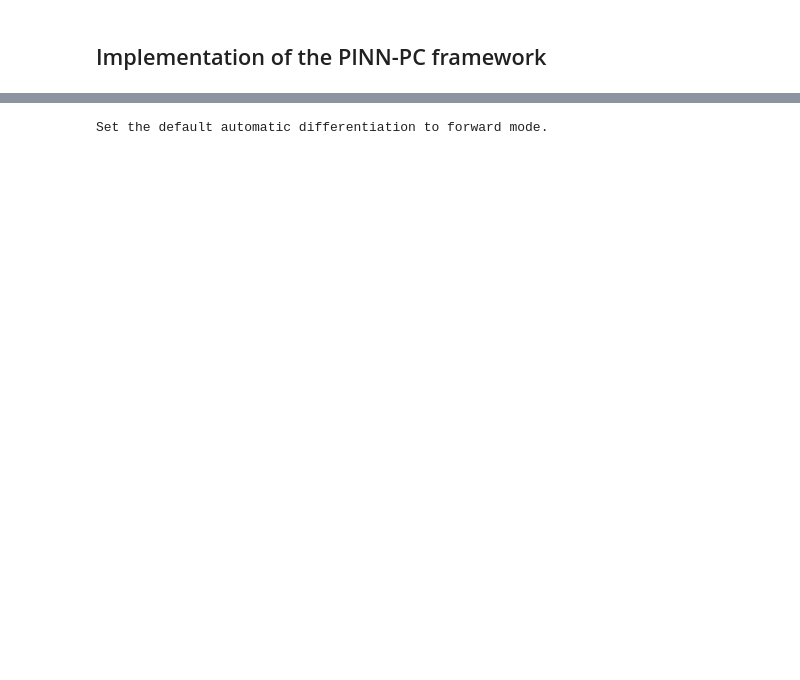
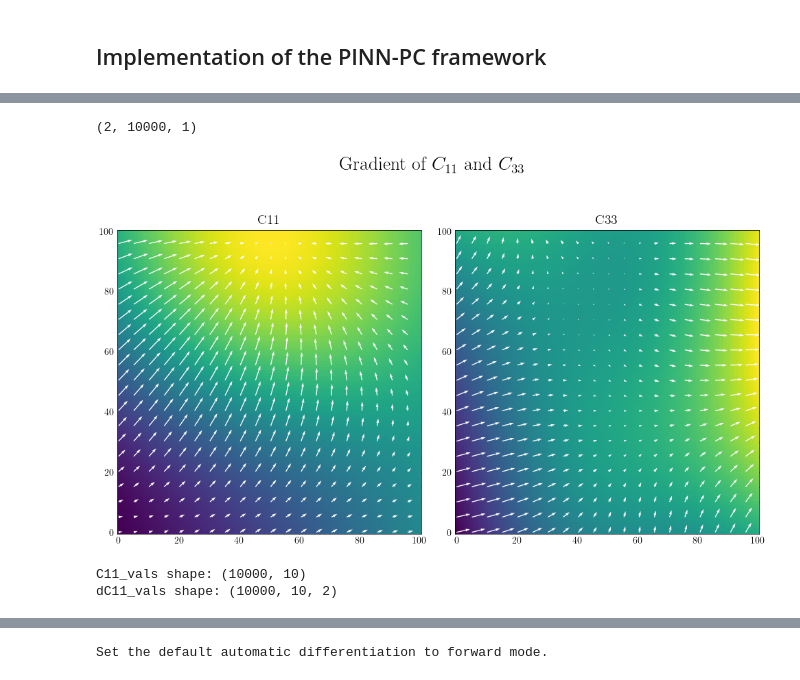
Before and after one commit to bonneted/PINN-PC, a Jupyter notebook: composite plate/pinn.ipynb, the cells around one changed output, grey strips where cells are left out. Cells and saved outputs as stored; diff of their text form; code cells hidden in the pictures; blank space fills up the shorter version.

```diff
--- a/composite plate/pinn.ipynb
+++ b/composite plate/pinn.ipynb
@@ -172,0 +188,4 @@ plt.tight_layout()
+# %%
+dC11.shape
+# %% [output]
+(2, 10000, 1)
@@ -172,0 +226,44 @@ plt.tight_layout()
+# %%
+fig,ax = plt.subplots(1,2,figsize=(10,5))
+
+C11, C33 = C11_pde.reshape(n_pde, n_pde), C33_pde.reshape(n_pde, n_pde)
+dC11, dC33 = dC11_pde.reshape(n_pde, n_pde, 2), dC33_pde.reshape(n_pde, n_pde, 2)
+
+imC11 = pcolor_plot(ax[0], X_mesh_pde, Y_mesh_pde, C11.reshape(n_pde, n_pde), "C11",set_axis = 'on')
+imC33 = pcolor_plot(ax[1], X_mesh_pde, Y_mesh_pde, C33.reshape(n_pde, n_pde), "C33",set_axis = 'on')
+plt.tight_layout()
+plt.suptitle('Gradient of $C_{11}$ and $C_{33}$', fontsize=20, y=1.15)
+
+# Plot the gradient of the Gaussian Random Field
+scale_C11_KL = np.max(np.abs(dC11))*20/Lmax # Scale factor for the gradient
+scale_C33_KL = np.max(np.abs(dC33))*20/Lmax # Scale factor for the gradient
+
+for j in range(0, n_pde, 5):
+    for k in range(0, n_pde, 5):
+        ax[0].quiver(X_mesh_pde[j, k], Y_mesh_pde[j, k], dC11[j, k, 0] , dC11[j, k, 1],
+                  color='white', scale=scale_C11_KL, scale_units='xy', angles='xy', width=0.003)
+        ax[1].quiver(X_mesh_pde[j, k], Y_mesh_pde[j, k], dC33[j, k, 0], dC33[j, k, 1],
+                  color='white', scale=scale_C33_KL, scale_units='xy', angles='xy', width=0.003)
+# %% [output]
+[figure, added]
+# %%
+KL_C11_fun = create_interpolation_fn(KL_C11)
+KL_C33_fun = create_interpolation_fn(KL_C33)
+
+KL_dC11_fun = jax.jacrev(lambda x: KL_C11_fun(x).squeeze())
+KL_dC33_fun = jax.jacrev(lambda x: KL_C33_fun(x).squeeze())
+
+n_pde = 100
+X_mesh_pde, Y_mesh_pde = np.meshgrid(np.linspace(0, Lmax, n_pde), np.linspace(0, Lmax, n_pde), indexing="ij")
+X_pde = np.vstack((X_mesh_pde.flatten(), Y_mesh_pde.flatten())).T
+
+KL_C11_pde = KL_C11_fun(X_pde)  # (n_xi_samples, n_pde^2)
+KL_C33_pde = KL_C33_fun(X_pde)  # (n_xi_samples, n_pde^2)
+
+KL_dC11_pde = jax.vmap(KL_dC11_fun)(X_pde)
+KL_dC33_pde = jax.vmap(KL_dC33_fun)(X_pde)
+print("C11_vals shape:", KL_C11_pde.shape)
+print("dC11_vals shape:", KL_dC11_pde.shape)
+# %% [output]
+C11_vals shape: (10000, 10)
+dC11_vals shape: (10000, 10, 2)
```
Also changed, not shown: parts of 20 cells of this notebook.
